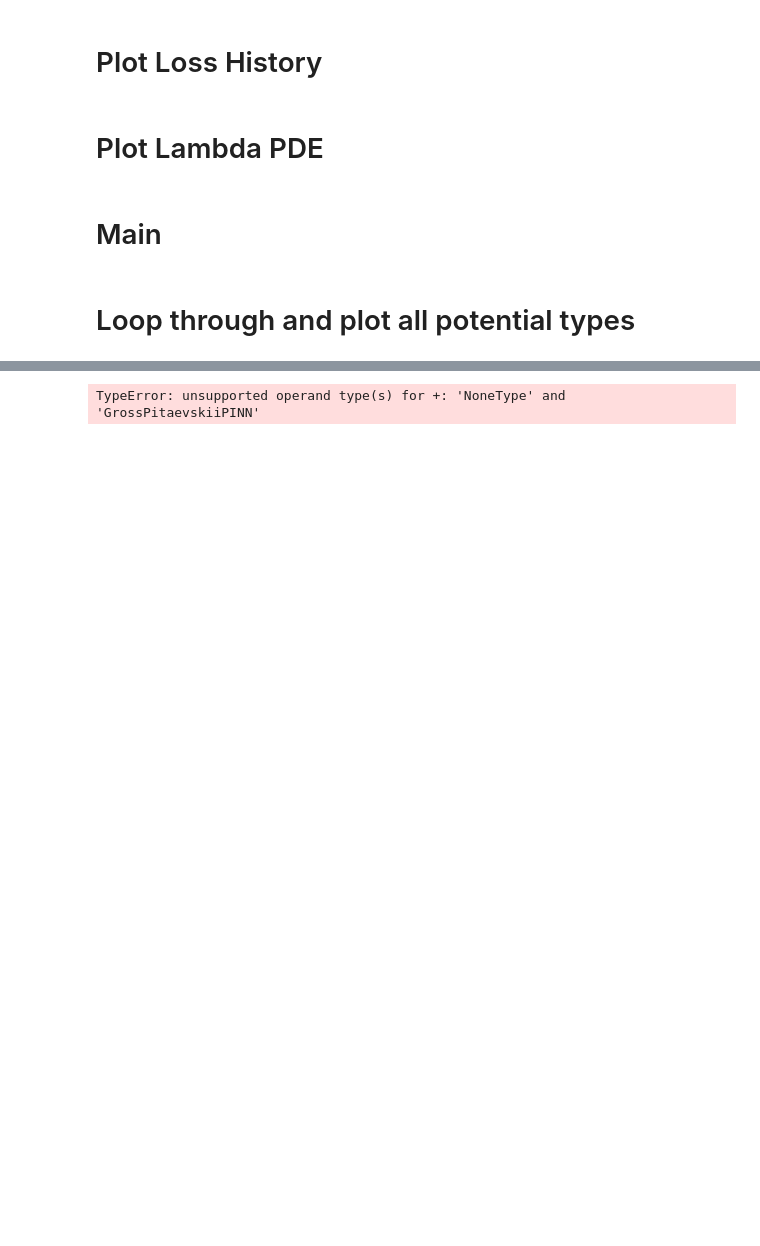
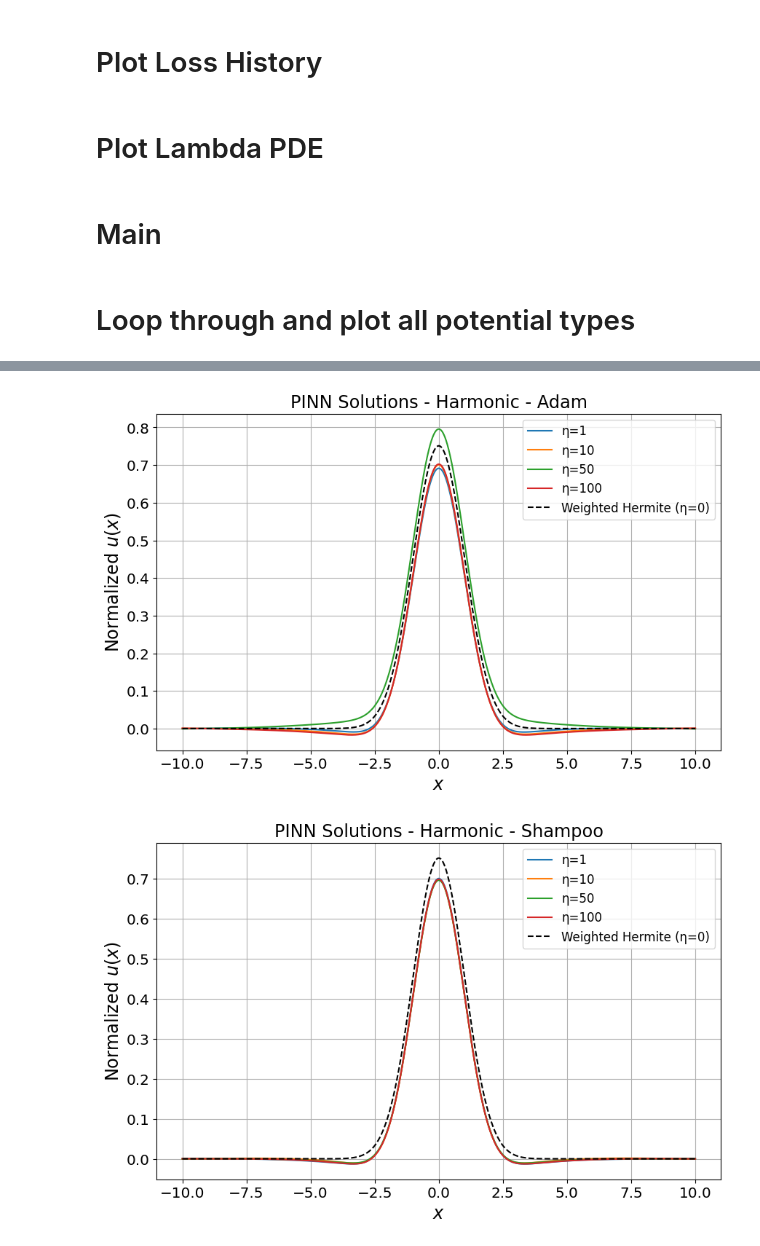
Before and after one commit to LevBahn/Gross-Pitaevskii-Eigenvalue-problem, a Jupyter notebook: Notebooks/Paper/Gross_Pitaevskii_1D_Different_Optimizers_Experiment.ipynb, the cells around one changed output, grey strips where cells are left out. Cells and saved outputs as stored; diff of their text form; code cells hidden in the pictures; blank space fills up the shorter version.

```diff
--- a/Notebooks/Paper/Gross_Pitaevskii_1D_Different_Optimizers_Experiment.ipynb
+++ b/Notebooks/Paper/Gross_Pitaevskii_1D_Different_Optimizers_Experiment.ipynb
@@ -106,7 +106,7 @@ class GrossPitaevskiiPINN(nn.Module):
 
     def forward(self, inputs):
         """
-        Forward pass through the neural network.
+        Forward pass through the neural network. The network predicts a small perturbation added to the weighted Hermite polynomial.
 
         Parameters
         ----------
@@ -119,6 +119,9 @@ class GrossPitaevskiiPINN(nn.Module):
             Output tensor representing the predicted solution.
         """
         return self.network(inputs)
+        #perturbation = self.network(inputs)  # The neural network predicts a perturbation term
+        #hermite_approx = self.weighted_hermite(inputs, self.mode)  # Base Hermite function
+        #return hermite_approx + perturbation  # Total wave function
 
     def compute_potential(self, x, potential_type="harmonic", **kwargs):
         """
@@ -284,15 +287,11 @@ class GrossPitaevskiiPINN(nn.Module):
                 - torch.Tensor: PDE residual.
                 - torch.Tensor: Smallest eigenvalue (lambda).
         """
-
-        base_solution = self.weighted_hermite(inputs, self.mode)
-
         if prev_prediction is None:
-            u = base_solution + predictions
+            u = self.weighted_hermite(inputs, self.mode) + predictions
         else:
-            # Should be fixed by prev_model = prev_model + model in main()
-            #u = base_solution + prev_prediction(inputs) + predictions # Use model’s output from previous eta
-            u = prev_prediction(inputs) + predictions
+            scaling_factor = torch.sqrt(torch.tensor(eta, dtype=torch.float32, device=device))
+            u = prev_prediction(inputs) + predictions # Use model’s output from previous eta
 
         # Compute first and second derivatives with respect to x
         u_x = grad(u, inputs, grad_outputs=torch.ones_like(u), create_graph=True)[0]
@@ -775,8 +773,13 @@ def predict_and_plot(models, etas, optimizers, X_test, save_path='plots/predicte
 
                 # Prepare test data
                 X_test_tensor = torch.tensor(X_test, dtype=torch.float32, requires_grad=True).to(device)
-                # This should be adding up all perturbations to the weighted self-hermite approximation
-                u_pred = model(X_test_tensor).detach().cpu().numpy() #+ prev_prediction(X_test_tensor).detach().cpu().numpy() if prev_prediction is not None else model(X_test_tensor).detach().cpu().numpy()
+
+                # Weighted Hermite Approximation (η=0)
+                wh_approx = model.weighted_hermite(X_test_tensor, 0).detach().cpu().numpy()
+                wh_approx_normalized = normalize_wave_function(wh_approx)
+
+                u_pred = model(X_test_tensor).detach().cpu().numpy()
+                u_pred = wh_approx + u_pred
                 #u_pred_normalized = normalize_wave_function(u_pred)
 
                 # Calculate the potential
@@ -795,7 +798,7 @@ def predict_and_plot(models, etas, optimizers, X_test, save_path='plots/predicte
         # Plot Weighted Hermite Approximation (η=0)
         wh_approx = model.weighted_hermite(X_test_tensor, 0).detach().cpu().numpy()
         wh_approx_normalized = normalize_wave_function(wh_approx)
-        plt.plot(X_test, wh_approx_normalized, linestyle="--", color="black",
+        plt.plot(X_test, wh_approx, linestyle="--", color="black",
                  label="Weighted Hermite (η=0)")
 
         plt.title(f"PINN Solutions - {potential_type.capitalize()} - {optimizer_name}", fontsize="xx-large")
@@ -922,7 +925,7 @@ def plot_lambda_pde(lambda_pde_histories, etas, optimizer_names, save_path="plot
 # Parameters
 N_u = 100  # Number of boundary points
 N_f = 2000  # Number of collocation points
-epochs = 2001 # Number of iterations of training
+epochs = 5001 # Number of iterations of training
 layers = [1, 100, 100, 100, 1]  # Neural network architecture
 lb, ub = -10, 10  # Boundary limits
 X = np.linspace(lb, ub, N_f).reshape(-1, 1)  # Input grid for training
@@ -965,10 +968,10 @@ for potential_type in potential_types:
                                                                           weights=weights, model_save_path=model_save_path,
                                                                           potential_type=potential_type, prev_model=prev_model,
                                                                           optimizer_name=optimizer_name)
-            prev_model = prev_model + model  # Store the trained model for the next iteration
+            prev_model = model  # Store the trained model for the next iteration
 
             # Store models by eta and optimizer - TODO: does this need to be previous model?
-            # This should be adding a small perturbation to the base case (weighted hermite approximation) an
+            # This should be adding a small perturbation to the base case (weighted hermite approximation)
             models[eta][optimizer_name] = model
 
             # Store loss and λ_PDE history under each eta for this optimizer
@@ -999 +1015,2 @@ Training with Adam optimizer...
-TypeError: unsupported operand type(s) for +: 'NoneType' and 'GrossPitaevskiiPINN'
+[figure, added]
+[figure, added]
```
Also changed, not shown: parts of 2 cells of this notebook.
